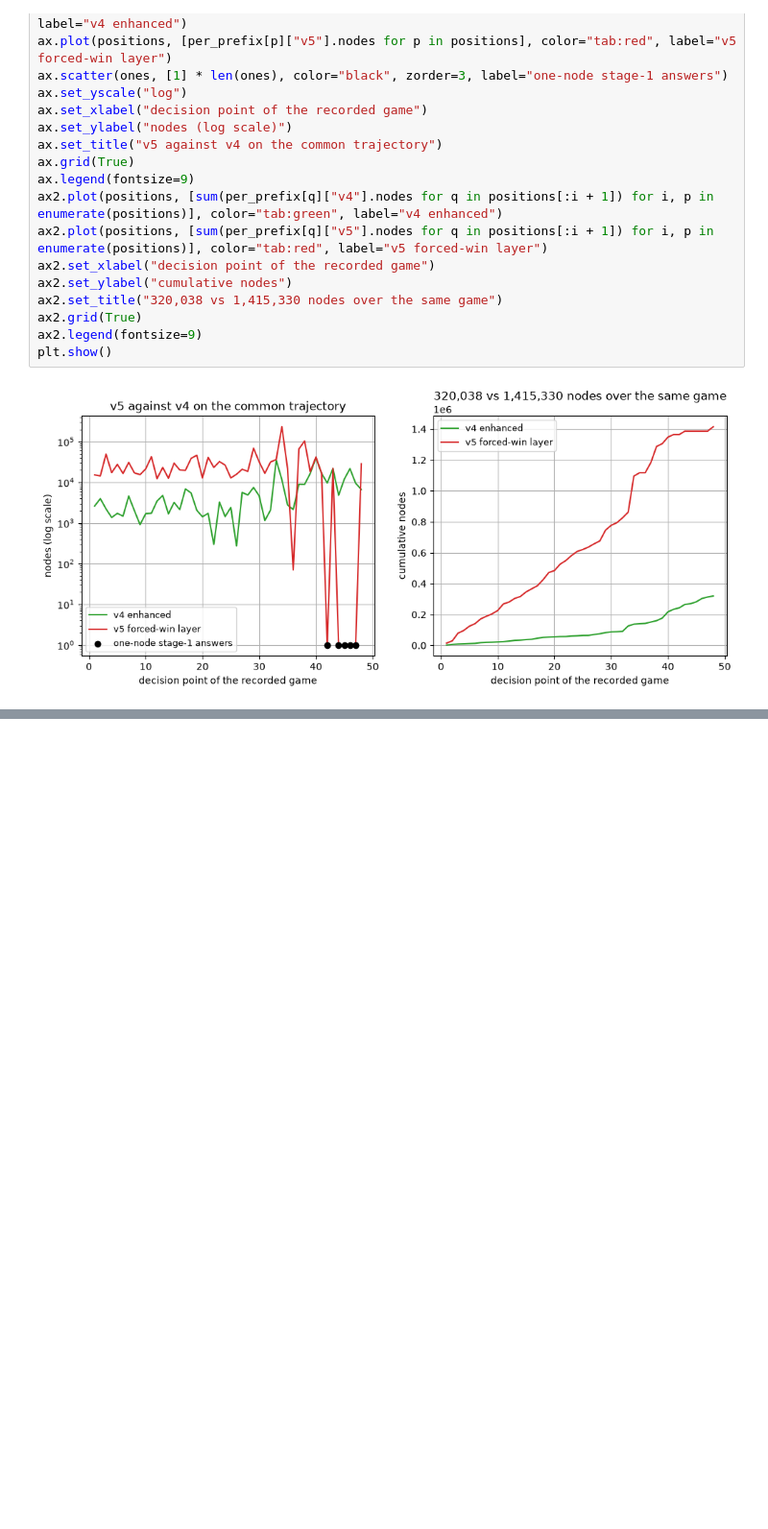
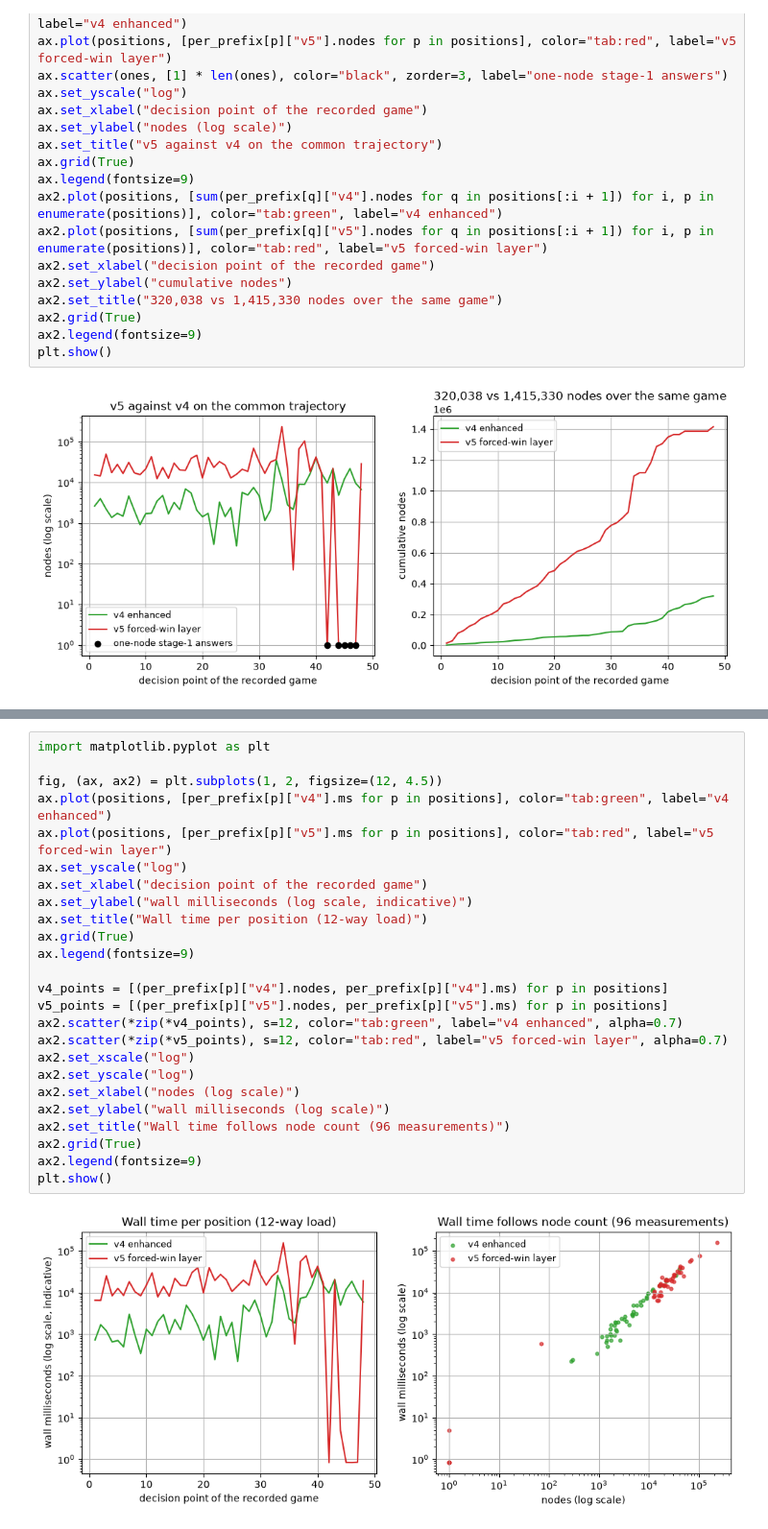
Before and after one commit to EugeneButovka/Connect6Engine, a Jupyter notebook: benchmarks/perf_search_v5_layer.ipynb, the cells around one changed output, grey strips where cells are left out. Shown at 96% size. Drawn from its saved outputs; the diff is of its cells as text; blank space fills up the shorter version.

```diff
--- a/benchmarks/perf_search_v5_layer.ipynb
+++ b/benchmarks/perf_search_v5_layer.ipynb
@@ -131,0 +239,27 @@ plt.show()
+# %%
+import matplotlib.pyplot as plt
+
+fig, (ax, ax2) = plt.subplots(1, 2, figsize=(12, 4.5))
+ax.plot(positions, [per_prefix[p]["v4"].ms for p in positions], color="tab:green", label="v4 enhanced")
+ax.plot(positions, [per_prefix[p]["v5"].ms for p in positions], color="tab:red", label="v5 forced-win layer")
+ax.set_yscale("log")
+ax.set_xlabel("decision point of the recorded game")
+ax.set_ylabel("wall milliseconds (log scale, indicative)")
+ax.set_title("Wall time per position (12-way load)")
+ax.grid(True)
+ax.legend(fontsize=9)
+
+v4_points = [(per_prefix[p]["v4"].nodes, per_prefix[p]["v4"].ms) for p in positions]
+v5_points = [(per_prefix[p]["v5"].nodes, per_prefix[p]["v5"].ms) for p in positions]
+ax2.scatter(*zip(*v4_points), s=12, color="tab:green", label="v4 enhanced", alpha=0.7)
+ax2.scatter(*zip(*v5_points), s=12, color="tab:red", label="v5 forced-win layer", alpha=0.7)
+ax2.set_xscale("log")
+ax2.set_yscale("log")
+ax2.set_xlabel("nodes (log scale)")
+ax2.set_ylabel("wall milliseconds (log scale)")
+ax2.set_title("Wall time follows node count (96 measurements)")
+ax2.grid(True)
+ax2.legend(fontsize=9)
+plt.show()
+# %% [output]
+[figure, added]
```
Also changed, not shown: parts of 11 cells of this notebook, 27 other files.
